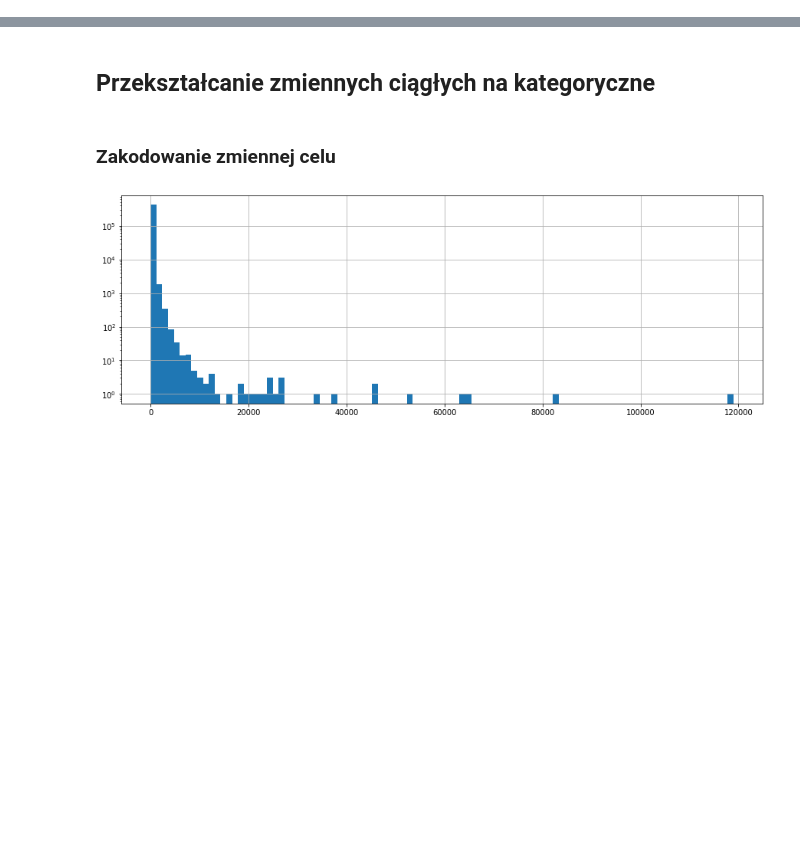
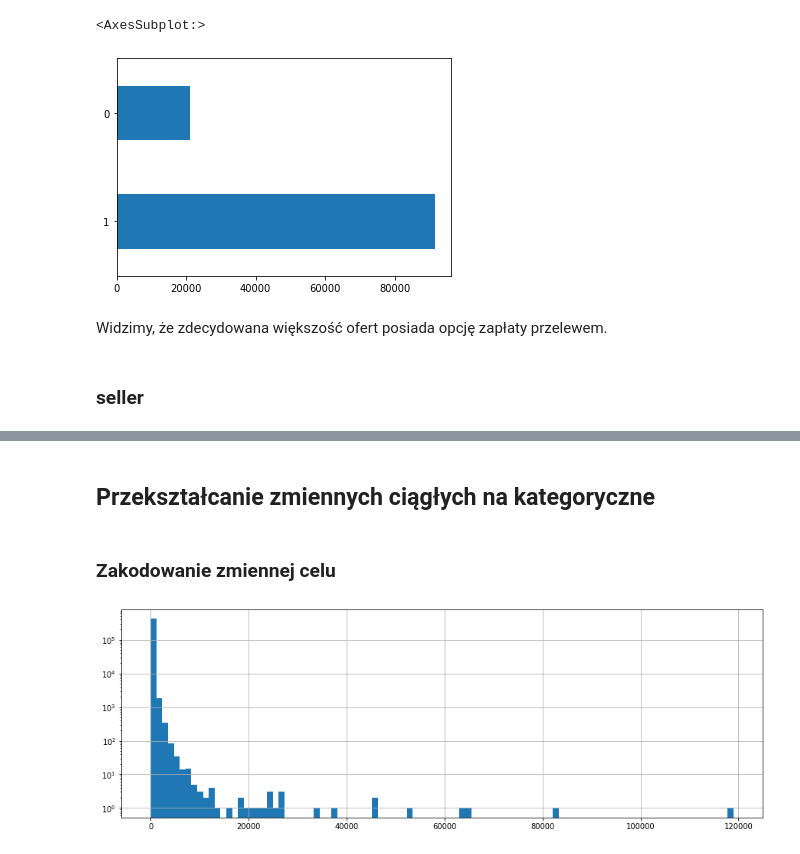
Before and after one commit to wi1lku/Introduction-to-machine-learning-, a Jupyter notebook: hw2/PD2_validation_2.ipynb, the cells around one changed output, grey strips where cells are left out. Drawn from its saved outputs; the diff is of its cells as text; code cells hidden in the pictures; blank space fills up the shorter version.

```diff
--- a/hw2/PD2_validation_2.ipynb
+++ b/hw2/PD2_validation_2.ipynb
@@ -14,0 +220,9 @@ allegro_df_test = allegro_df.drop(allegro_df_build.index)
+# %%
+allegro_df_test["pay_option_transfer"].value_counts().plot(kind = "barh")
+# %% [output]
+<AxesSubplot:>
+[figure, added]
+# %% [markdown]
+Widzimy, że zdecydowana większość ofert posiada opcję zapłaty przelewem.
+# %% [markdown]
+### seller
```
Also changed, not shown: parts of 137 cells of this notebook.
